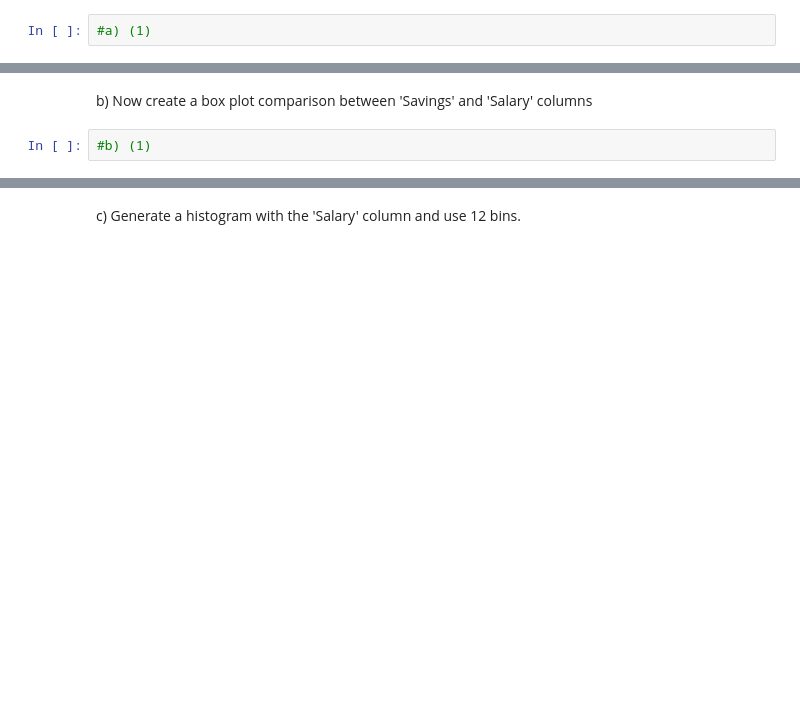
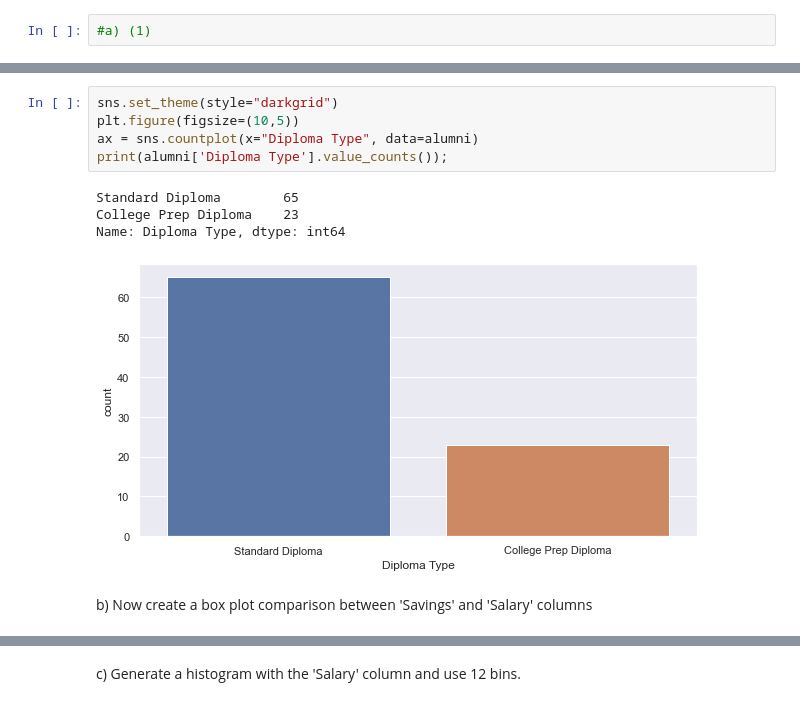
Before and after one commit to ibraabdike/JanuaryClass, a Jupyter notebook: Assignment/Pandas_Assignment.ipynb, the cells around one changed output, grey strips where cells are left out. Saved outputs shown, nothing was run; the diff lists cells and outputs as text; blank space fills up the shorter version.

```diff
--- a/Assignment/Pandas_Assignment.ipynb
+++ b/Assignment/Pandas_Assignment.ipynb
@@ -188,4 +241,12 @@ a) Using the 'Diploma Type' column, plot a bar chart and show its value counts.
+# %%
+sns.set_theme(style="darkgrid")
+plt.figure(figsize=(10,5))
+ax = sns.countplot(x="Diploma Type", data=alumni)
+print(alumni['Diploma Type'].value_counts());
+# %% [output]
+Standard Diploma        65
+College Prep Diploma    23
+Name: Diploma Type, dtype: int64
+[figure, added]
 # %% [markdown]
 b) Now create a box plot comparison between 'Savings' and 'Salary' columns
-# %%
-#b) (1)
```
Also changed, not shown: parts of 19 cells of this notebook.
